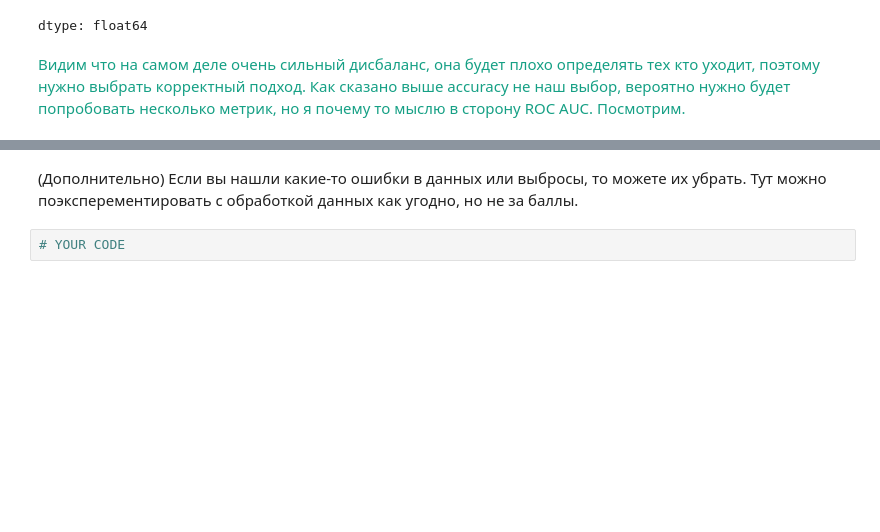
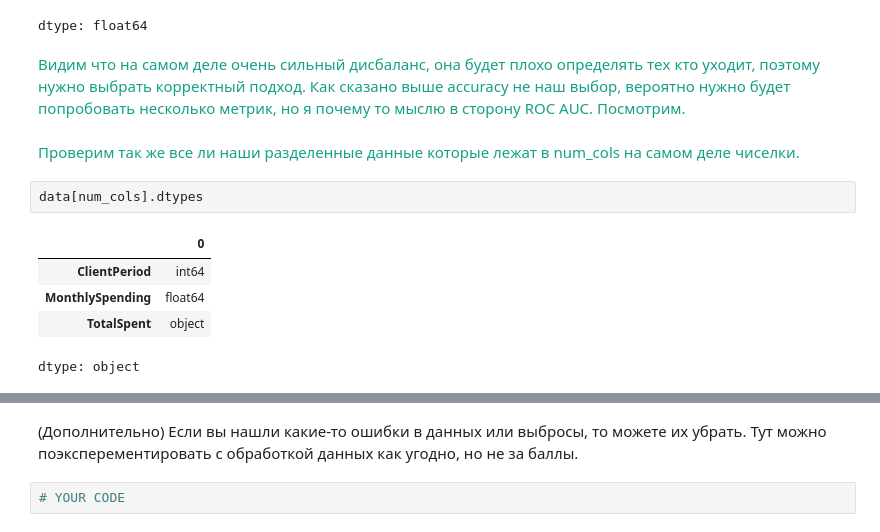
Before and after one commit to blckvia/DeepLearningSchool, a Jupyter notebook: week_03_composition_model_selection/Homework/hw_3_kaggle.ipynb, the cells around one changed output, grey strips where cells are left out. Drawn from its saved outputs; the diff is of its cells as text; blank space fills up the shorter version.

```diff
--- a/week_03_composition_model_selection/Homework/hw_3_kaggle.ipynb
+++ b/week_03_composition_model_selection/Homework/hw_3_kaggle.ipynb
@@ -204,3 +203,13 @@ data["Churn"].value_counts(normalize=True) * 100
 dtype: float64
 # %% [markdown]
 <font color="#16A085">Видим что на самом деле очень сильный дисбаланс, она будет плохо определять тех кто уходит, поэтому нужно выбрать корректный подход. Как сказано выше accuracy не наш выбор, вероятно нужно будет попробовать несколько метрик, но я почему то мыслю в сторону ROC AUC. Посмотрим.</font>
+# %% [markdown]
+<font color="#16A085">Проверим так же все ли наши разделенные данные которые лежат в num_cols на самом деле чиселки.</font>
+# %%
+data[num_cols].dtypes
+# %% [output]
+|  | 0 |
+| ClientPeriod | int64 |
+| MonthlySpending | float64 |
+| TotalSpent | object |
+dtype: object
```
Also changed, not shown: parts of 14 cells of this notebook.
